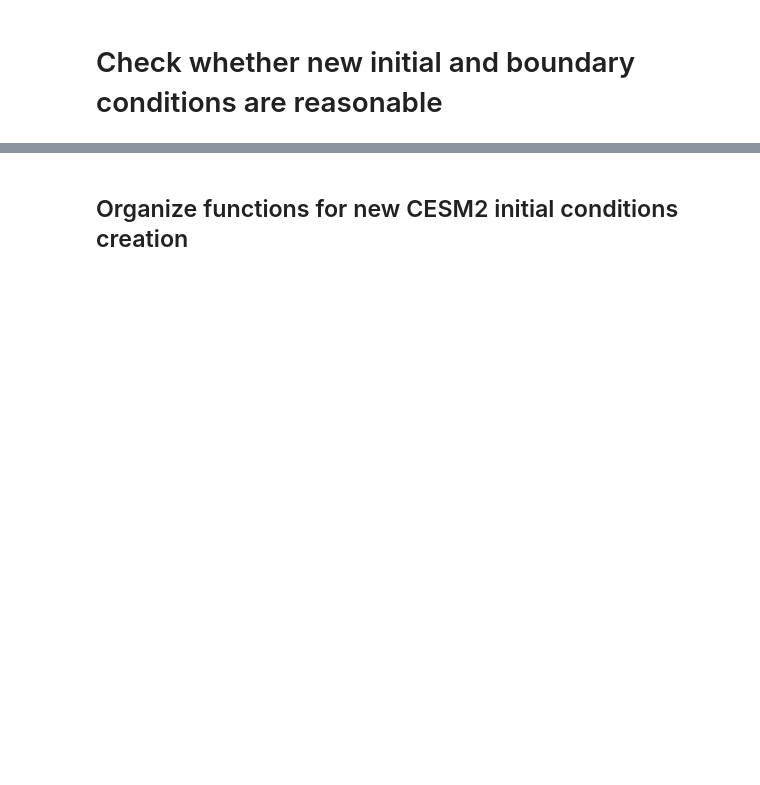
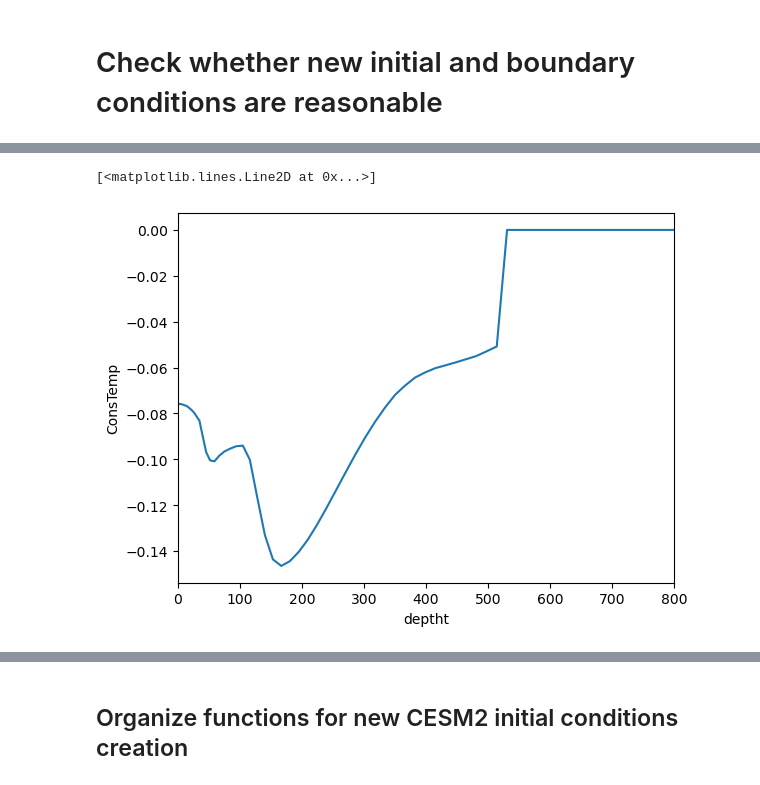
Before and after one commit to brogalla/analysis-birgal, a Jupyter notebook: nemo_config_setup/climate-experiments/check-new-bdy-conds.ipynb, the cells around one changed output, grey strips where cells are left out. Cells and saved outputs as stored; diff of their text form; code cells hidden in the pictures; blank space fills up the shorter version.

Commit message:
investigate boundary corner issue

```diff
--- a/nemo_config_setup/climate-experiments/check-new-bdy-conds.ipynb
+++ b/nemo_config_setup/climate-experiments/check-new-bdy-conds.ipynb
@@ -111,0 +89,11 @@ new_ics.AbsSal.isel(deptht=0).plot(ylim=(440, 454), figsize=(18,4), vmin=32, vma
+# %%
+nemo_mesh = xr.open_dataset(f'{base_folder}bathymetry/mesh_mask-20240305.nc').isel(time_counter=0)
+# %%
+ds = xr.open_dataset(f'{base_folder}boundary-conditions/CESM2/LE2/CESM2-LE2_ens1011.001_BCs_ConsTemp_test4_y1850m02.nc')
+ds = ds.assign({'deptht':(('deptht'),nemo_mesh.nav_lev.values)})
+# %%
+var='ConsTemp'
+(ds.isel(time_counter=0,y=0, x=-1)[var] - ds.isel(time_counter=0,y=0, x=0)[var]).plot(xlim=(0,800))
+# %% [output]
+[<matplotlib.lines.Line2D at 0x...>]
+[figure, added]
```
Also changed, not shown: parts of 49 cells of this notebook.
